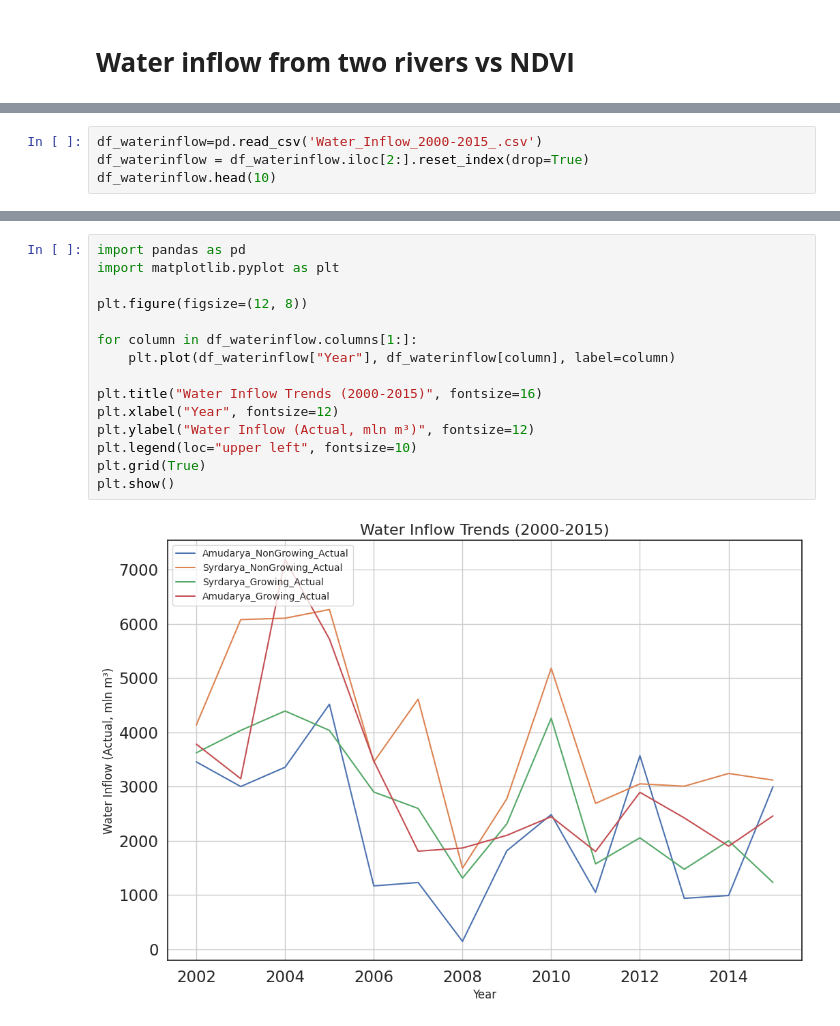
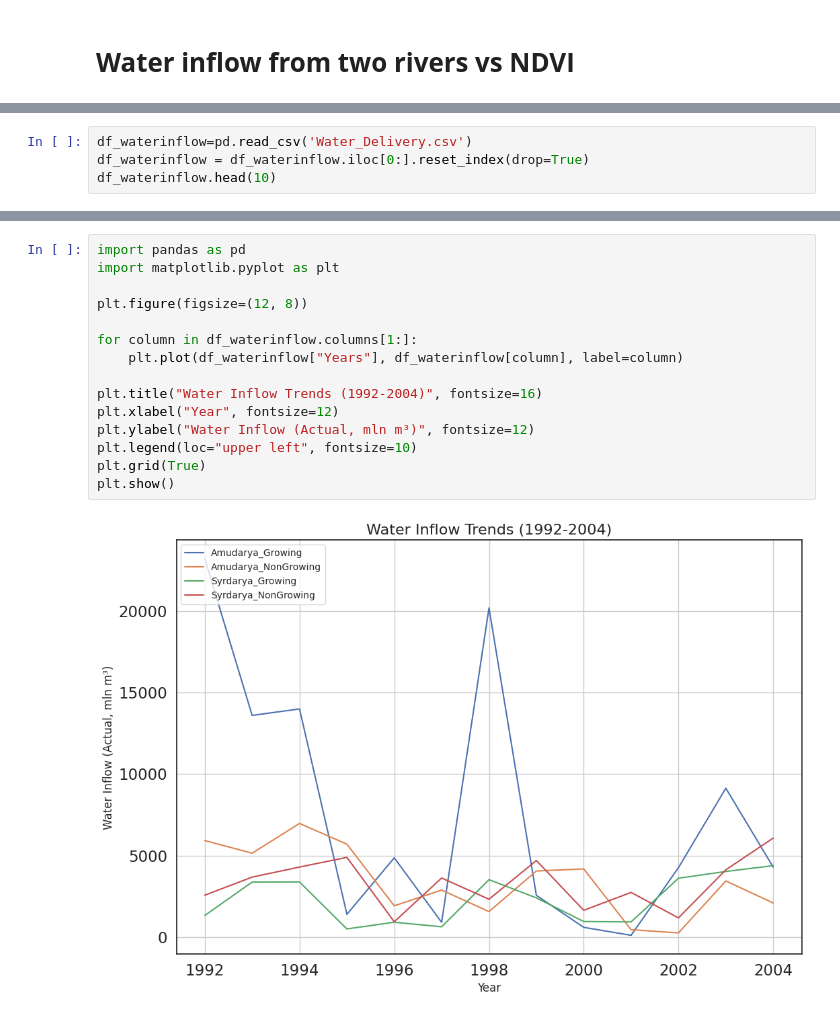
Before and after one commit to Lesiazhou/QM2, a Jupyter notebook: Salinity,_Precipitation,_Water_Inflow_vs_NDVI.ipynb, the cells around one changed output, grey strips where cells are left out. Cells and saved outputs as stored; diff of their text form.

```diff
--- a/Salinity,_Precipitation,_Water_Inflow_vs_NDVI.ipynb
+++ b/Salinity,_Precipitation,_Water_Inflow_vs_NDVI.ipynb
@@ -244,5 +135,5 @@ Saving Water_Inflow_2000-2015_.csv to Water_Inflow_2000-2015_ (1).csv
 # %%
-df_waterinflow=pd.read_csv('Water_Inflow_2000-2015_.csv')
-df_waterinflow = df_waterinflow.iloc[2:].reset_index(drop=True)
+df_waterinflow=pd.read_csv('Water_Delivery.csv')
+df_waterinflow = df_waterinflow.iloc[0:].reset_index(drop=True)
 df_waterinflow.head(10)
 # %% [output]
@@ -260,17 +151,17 @@ df_waterinflow.head(10)
 # %%
 import pandas as pd
 import matplotlib.pyplot as plt
 
 plt.figure(figsize=(12, 8))
 
 for column in df_waterinflow.columns[1:]:
-    plt.plot(df_waterinflow["Year"], df_waterinflow[column], label=column)
+    plt.plot(df_waterinflow["Years"], df_waterinflow[column], label=column)
 
-plt.title("Water Inflow Trends (2000-2015)", fontsize=16)
+plt.title("Water Inflow Trends (1992-2004)", fontsize=16)
 plt.xlabel("Year", fontsize=12)
 plt.ylabel("Water Inflow (Actual, mln m³)", fontsize=12)
 plt.legend(loc="upper left", fontsize=10)
 plt.grid(True)
 plt.show()
 # %% [output]
-[figure, old version]
+[figure, new version]
```
Also changed, not shown: parts of 17 cells of this notebook.
